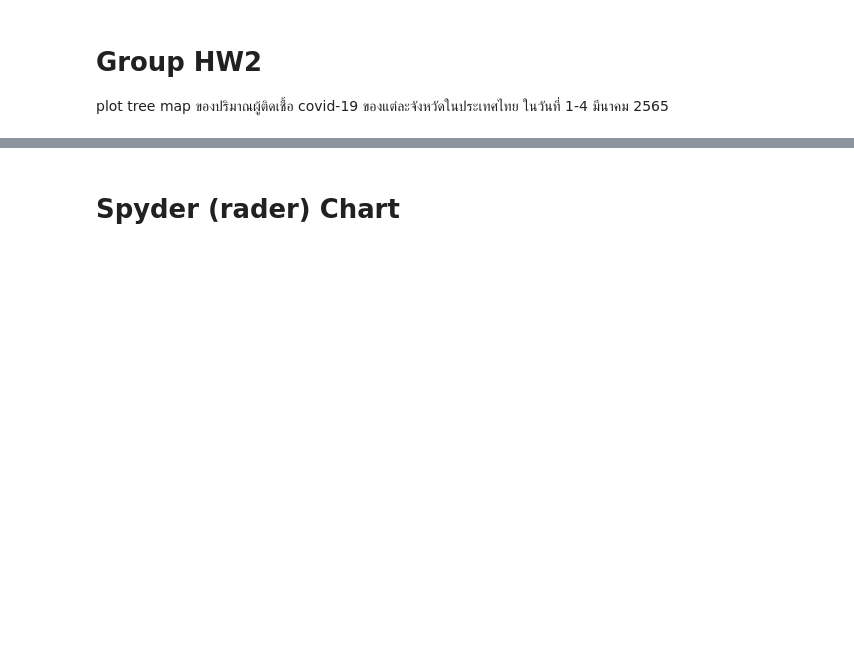
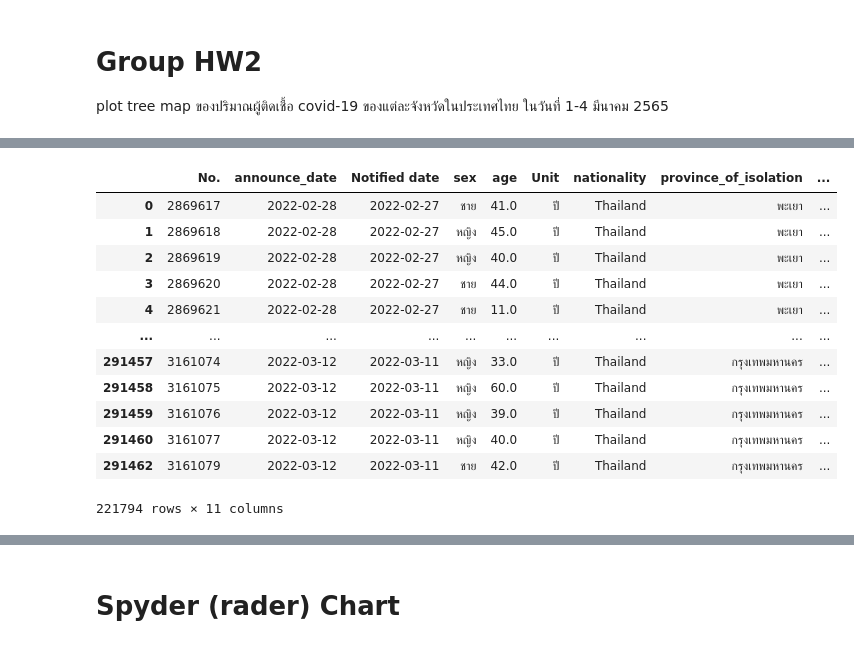
Before and after one commit to SupidchayaTangkidwanich/data_viz_2022, a Jupyter notebook: DataViz04_Data_Comparison.ipynb, the cells around one changed output, grey strips where cells are left out. Cells and saved outputs as stored; diff of their text form; code cells hidden in the pictures; blank space fills up the shorter version.

```diff
--- a/DataViz04_Data_Comparison.ipynb
+++ b/DataViz04_Data_Comparison.ipynb
@@ -371,0 +407,17 @@ plot tree map ของปริมาณผู้ติดเชื้อ covid
+# %%
+data_drop = data.dropna() #.dropna() ลบข้อมูลที่เป็น NaN ออก
+data_drop #แสดงค่าออกมา
+# %% [output]
+|  | No. | announce_date | Notified date | sex | age | Unit | nationality | province_of_isolation | ... |
+| 0 | 2869617 | 2022-02-28 | 2022-02-27 | ชาย | 41.0 | ปี | Thailand | พะเยา | ... |
+| 1 | 2869618 | 2022-02-28 | 2022-02-27 | หญิง | 45.0 | ปี | Thailand | พะเยา | ... |
+| 2 | 2869619 | 2022-02-28 | 2022-02-27 | หญิง | 40.0 | ปี | Thailand | พะเยา | ... |
+| 3 | 2869620 | 2022-02-28 | 2022-02-27 | ชาย | 44.0 | ปี | Thailand | พะเยา | ... |
+| 4 | 2869621 | 2022-02-28 | 2022-02-27 | ชาย | 11.0 | ปี | Thailand | พะเยา | ... |
+| ... | ... | ... | ... | ... | ... | ... | ... | ... | ... |
+| 291457 | 3161074 | 2022-03-12 | 2022-03-11 | หญิง | 33.0 | ปี | Thailand | กรุงเทพมหานคร | ... |
+| 291458 | 3161075 | 2022-03-12 | 2022-03-11 | หญิง | 60.0 | ปี | Thailand | กรุงเทพมหานคร | ... |
+| 291459 | 3161076 | 2022-03-12 | 2022-03-11 | หญิง | 39.0 | ปี | Thailand | กรุงเทพมหานคร | ... |
+| 291460 | 3161077 | 2022-03-12 | 2022-03-11 | หญิง | 40.0 | ปี | Thailand | กรุงเทพมหานคร | ... |
+| 291462 | 3161079 | 2022-03-12 | 2022-03-11 | ชาย | 42.0 | ปี | Thailand | กรุงเทพมหานคร | ... |
+221794 rows × 11 columns
```
Also changed, not shown: parts of 18 cells of this notebook.
